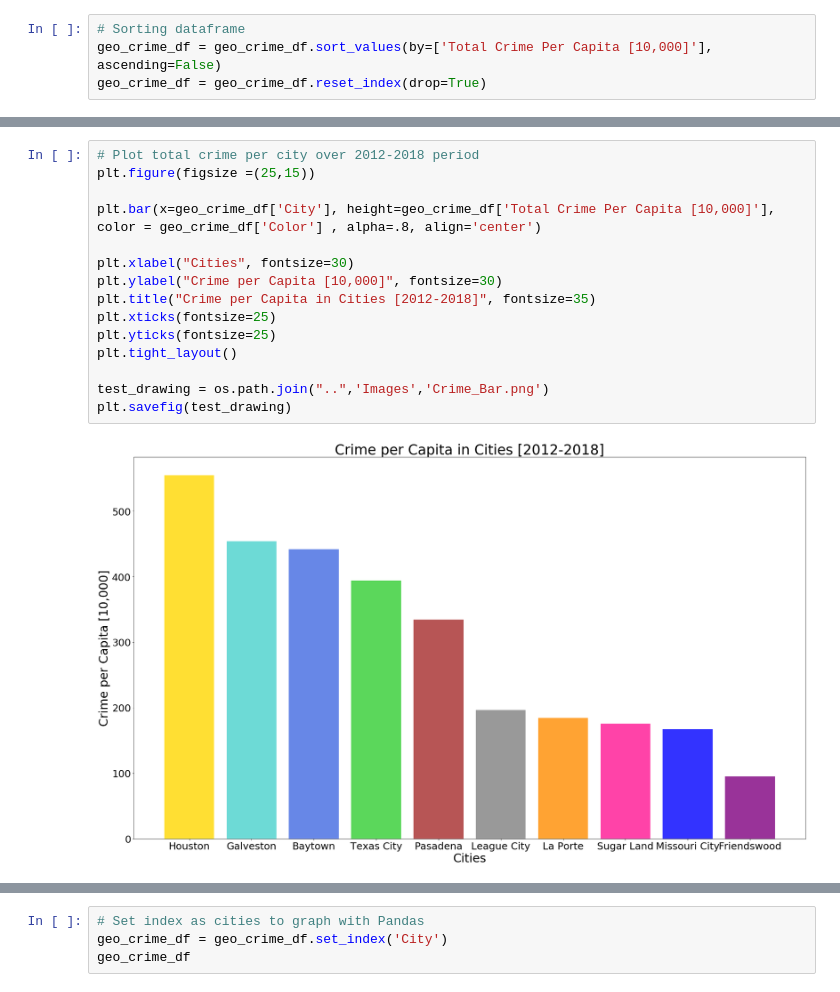
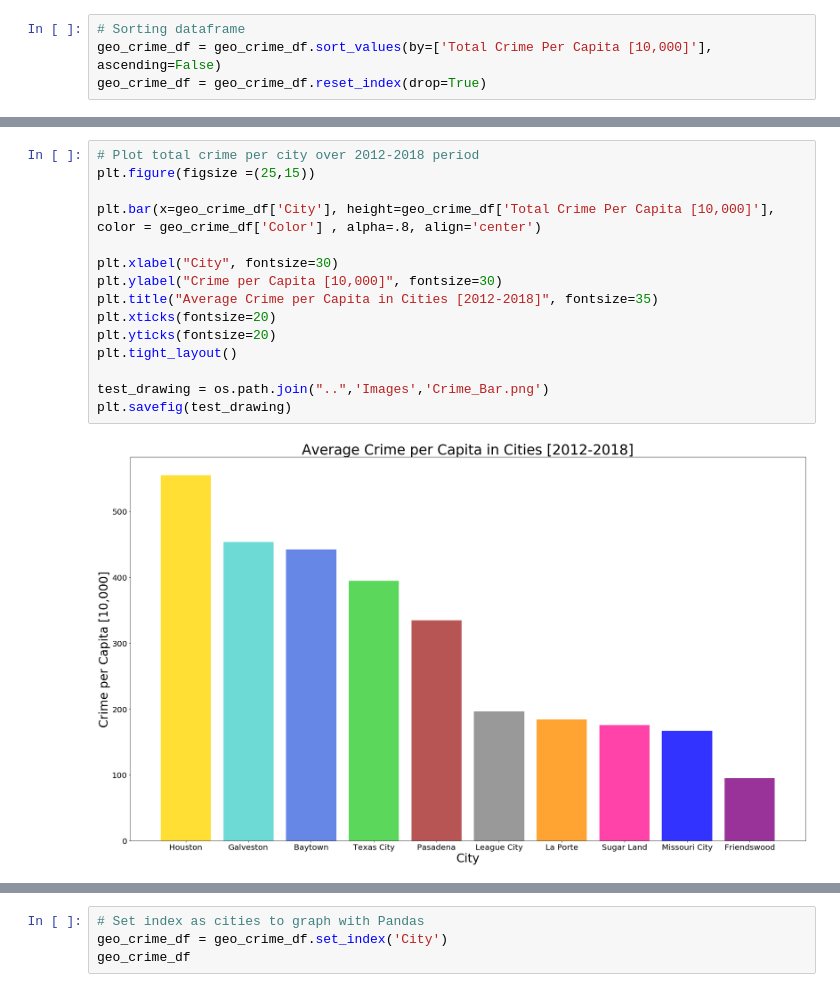
Before and after one commit to andresocorro/project_1, a Jupyter notebook: src_files/CrimeData.ipynb, the cells around one changed output, grey strips where cells are left out. Cells and saved outputs as stored; diff of their text form.

```diff
--- a/src_files/CrimeData.ipynb
+++ b/src_files/CrimeData.ipynb
@@ -256,17 +260,17 @@ geo_crime_df
 # %%
 # Plot total crime per city over 2012-2018 period
 plt.figure(figsize =(25,15))
 
 plt.bar(x=geo_crime_df['City'], height=geo_crime_df['Total Crime Per Capita [10,000]'], color = geo_crime_df['Color'] , alpha=.8, align='center')
 
-plt.xlabel("Cities", fontsize=30)
+plt.xlabel("City", fontsize=30)
 plt.ylabel("Crime per Capita [10,000]", fontsize=30)
-plt.title("Crime per Capita in Cities [2012-2018]", fontsize=35)
-plt.xticks(fontsize=25)
-plt.yticks(fontsize=25)
+plt.title("Average Crime per Capita in Cities [2012-2018]", fontsize=35)
+plt.xticks(fontsize=20)
+plt.yticks(fontsize=20)
 plt.tight_layout()
 
 test_drawing = os.path.join("..",'Images','Crime_Bar.png')
 plt.savefig(test_drawing)
 # %% [output]
-[figure, old version]
+[figure, new version]
```
Also changed, not shown: parts of 7 cells of this notebook, 4 other files.
